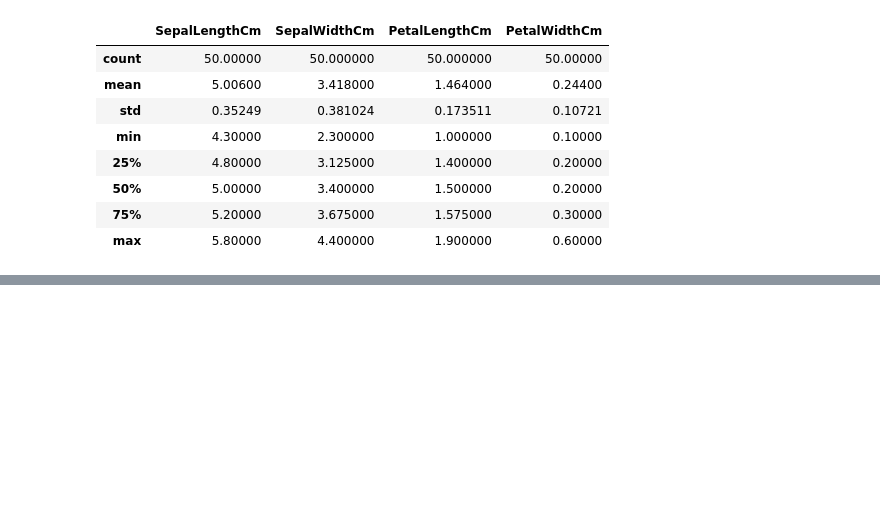
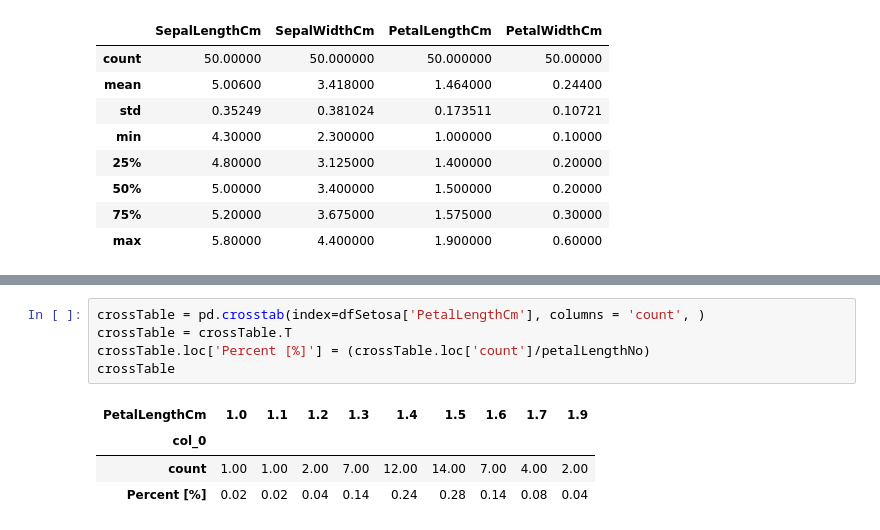
Before and after one commit to Slawak1/pands-project, a Jupyter notebook: IrisProject2019.ipynb, the cells around one changed output, grey strips where cells are left out. Drawn from its saved outputs; the diff is of its cells as text; blank space fills up the shorter version.

```diff
--- a/IrisProject2019.ipynb
+++ b/IrisProject2019.ipynb
@@ -258,0 +255,10 @@ Cross Table shows that `32%` of Iris Setosa Sepal Lengths is `5.1` and `5.2` len
+# %%
+crossTable = pd.crosstab(index=dfSetosa['PetalLengthCm'], columns = 'count', )
+crossTable = crossTable.T
+crossTable.loc['Percent [%]'] = (crossTable.loc['count']/petalLengthNo)
+crossTable
+# %% [output]
+| PetalLengthCm | 1.0 | 1.1 | 1.2 | 1.3 | 1.4 | 1.5 | 1.6 | 1.7 | 1.9 |
+| col_0 |  |  |  |  |  |  |  |  |  |
+| count | 1.00 | 1.00 | 2.00 | 7.00 | 12.00 | 14.00 | 7.00 | 4.00 | 2.00 |
+| Percent [%] | 0.02 | 0.02 | 0.04 | 0.14 | 0.24 | 0.28 | 0.14 | 0.08 | 0.04 |
```
Also changed, not shown: parts of 15 cells of this notebook.
